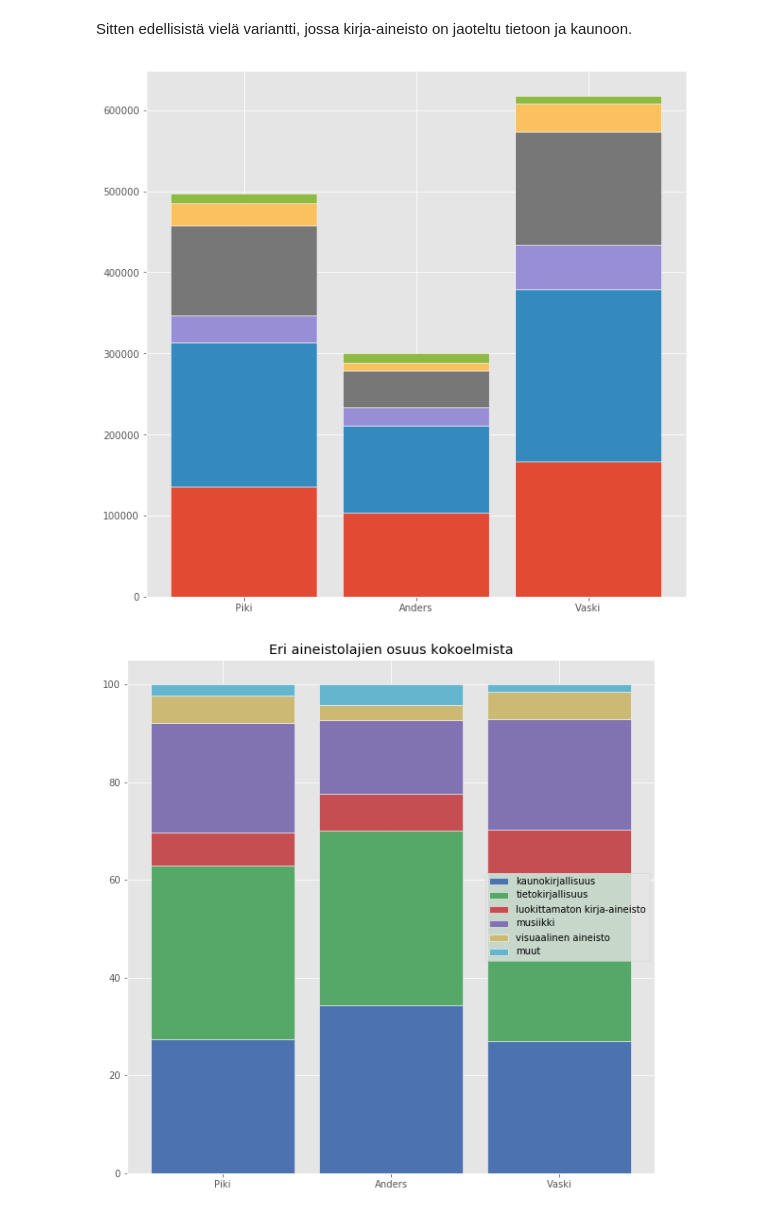
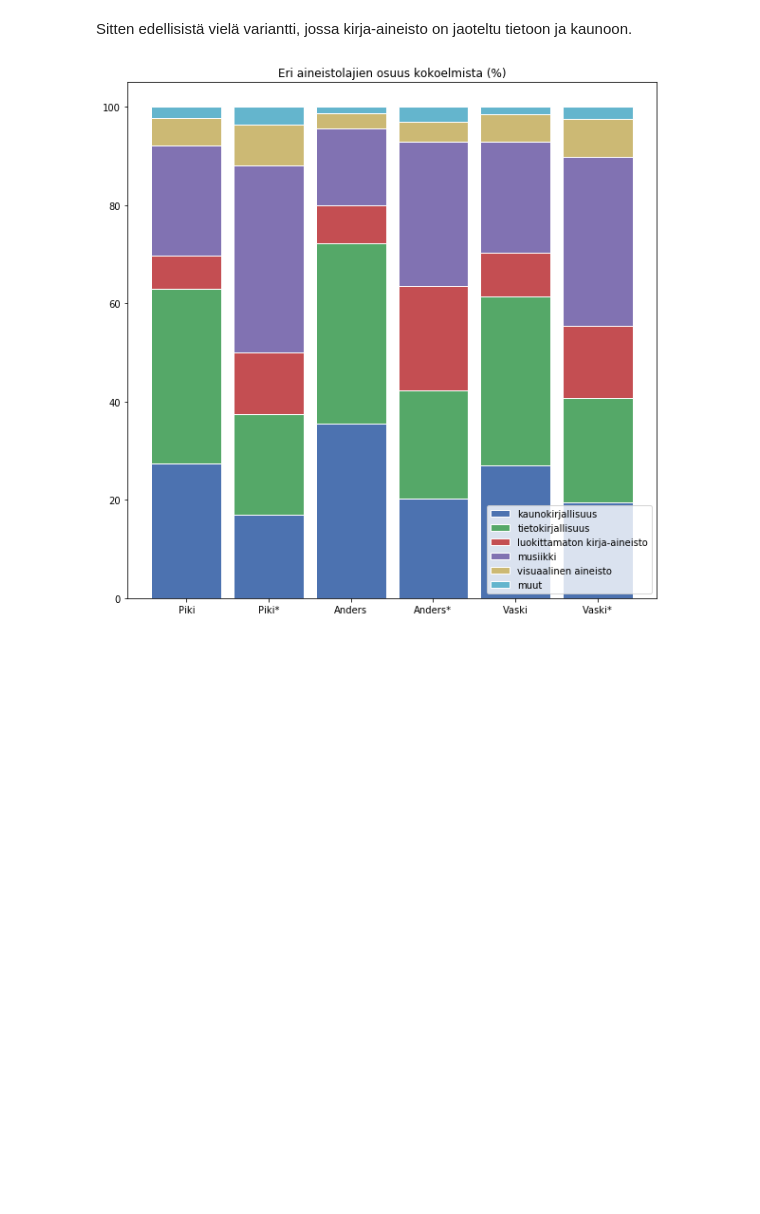
Before and after one commit to tvirolai/aineistokartoitus, a Jupyter notebook: Yleisten kirjastojen aineistokartoitus.ipynb, the cells around one changed output. Cells and saved outputs as stored; diff of their text form; code cells hidden in the pictures; blank space fills up the shorter version.

```diff
--- a/Yleisten kirjastojen aineistokartoitus.ipynb
+++ b/Yleisten kirjastojen aineistokartoitus.ipynb
@@ -399,15 +508,15 @@ Sitten edellisistä vielä variantti, jossa kirja-aineisto on jaoteltu tietoon j
 # %%
 # BK, MU, VM ja MUUT
 
-# Indeksit: PIKI, ANDERS, VASKI
+# Indeksit: PIKI, PIKI (yhdistymätön), ANDERS, ANDERS (yhdistymätön), VASKI, VASKI (yhdistymätön)
 
-r = [0, 1, 2]
-raw_data = {'BKkauno': [135813, 103355, 167059],
-            'BKtieto': [177183, 107128, 211578],
-            'BKmuut': [33418, 22839, 54939],
-            'MU': [111546, 45548, 140145],
-            'VM': [27709, 9041, 34780],
-            'MUUT': [(4113+3691+3141+524), (9041+1405+991+679+595), (3482+2332+2110+1121)]}
+r = [0, 1, 2, 3, 4, 5]
+raw_data = {'BKkauno': [135813, 27739, 103355, 19149, 167059, 53922],
+            'BKtieto': [177183, 33790, 107128, 20799, 211578, 58240],
+            'BKmuut': [33418, 20399, 22839, 20126, 54939, 40792],
+            'MU': [111546, 62679, 45548, 27770, 140145, 94708],
+            'VM': [27709, 13485, 9041, 3878, 34780, 21359],
+            'MUUT': [11469, 5999, 3670, 2840, 9045, 6667]}
 df = pd.DataFrame(raw_data)
 
 def aineistolajienOsuudet2(df):
@@ -420,68 +529,35 @@ def aineistolajienOsuudet2(df):
     VMBars = [i / j * 100 for i,j in zip(df['VM'], totals)]
     MUUTBars = [i / j * 100 for i,j in zip(df['MUUT'], totals)]
 
     # plot
     barWidth = 0.85
-    names = ('Piki','Anders','Vaski')
+    names = ('Piki', 'Piki*', 'Anders', 'Anders*', 'Vaski', 'Vaski*')
     plt.figure(figsize=(10,10))
     plt.style.use('seaborn-deep')
     # Create BK Bars
     plt.bar(r, BKKaunoBars, edgecolor='white', width=barWidth, label='kaunokirjallisuus')
     plt.bar(r, BKTietoBars, bottom=BKKaunoBars, edgecolor='white', width=barWidth, label='tietokirjallisuus')
     plt.bar(r, BKMuutBars, bottom=[i+j for i,j in zip(BKKaunoBars, BKTietoBars)], edgecolor='white', width=barWidth, label='luokittamaton kirja-aineisto')
     # Create MU Bars
     plt.bar(r, MUBars, bottom=[i+j+k for i,j,k in zip(BKKaunoBars, BKTietoBars, BKMuutBars)], edgecolor='white', width=barWidth, label='musiikki')
     # Create VM Bars
     plt.bar(r, VMBars, bottom=[i+j+k+l for i,j,k,l in zip(BKKaunoBars, BKTietoBars, BKMuutBars, MUBars)], edgecolor='white', width=barWidth, label='visuaalinen aineisto')
     # Create MUUT Bars
     plt.bar(r, MUUTBars, bottom=[i+j+k+l+m for i,j,k,l,m in zip(BKKaunoBars, BKTietoBars, BKMuutBars, MUBars, VMBars)],  edgecolor='white', width=barWidth, label='muut')
 
     # Custom x axis
     plt.xticks(r, names)
     #plt.ylabel("osuus")
-    plt.legend(loc='center right')
-    plt.title("Eri aineistolajien osuus kokoelmista")
+    plt.legend(loc='best')
+    plt.title("Eri aineistolajien osuus kokoelmista (%)")
 
     # Save it
-    plt.savefig("./kaaviot/aineistolajit_osuudet.svg")
-
-    # Show graphic
-    plt.show()
-
-
-def aineistolajienMaarat2(df):
-    # plot
-    barWidth = 0.85
-    names = ('Piki','Anders','Vaski')
-    plt.figure(figsize=(10,10))
-    plt.style.use('ggplot')
-    # Create BK Bars
-    plt.bar(r, df['BKkauno'], edgecolor='white', width=barWidth, label='kaunokirjallisuus')
-    plt.bar(r, df['BKtieto'], bottom=df['BKkauno'], edgecolor='white', width=barWidth, label='tietokirjallisuus')
-    plt.bar(r, df['BKmuut'], bottom=[i+j for i,j in zip(df['BKkauno'], df['BKtieto'])], edgecolor='white', width=barWidth, label='luokittamaton kirja-aineisto')
-    # Create MU Bars
-    plt.bar(r, df['MU'], bottom=[i+j+k for i,j,k in zip(df['BKkauno'], df['BKtieto'], df['BKmuut'])], edgecolor='white', width=barWidth, label='musiikki')
-    # Create VM Bars
-    plt.bar(r, df['VM'], bottom=[i+j+k+l for i,j,k,l in zip(df['BKkauno'], df['BKtieto'], df['BKmuut'], df['MU'])], edgecolor='white', width=barWidth, label='visuaalinen aineisto')
-    # Create MUUT Bars
-    plt.bar(r, df['MUUT'], bottom=[i+j+k+l+m for i,j,k,l,m in zip(df['BKkauno'], df['BKtieto'], df['BKmuut'], df['MU'], df['VM'])],  edgecolor='white', width=barWidth, label='muut')
-
-    # Custom x axis
-    plt.xticks(r, names)
-    #plt.ylabel("osuus (%)")
-    plt.legend(loc='center right')
-    plt.title("Eri aineistolajien määrä kokoelmissa")
-
-    # Save it
-
-    #plt.savefig("aineistolajit_maara.svg")
+    plt.savefig("./aineistolajit_osuudet.png")
 
     # Show graphic
     plt.show()
 
 
 aineistolajienOsuudet2(df)
-aineistolajienMaarat2(df)
 # %% [output]
-[figure, old version]
+[figure, new version]
-[figure, removed]
```
Also changed, not shown: parts of 21 cells of this notebook, 3 other files.
